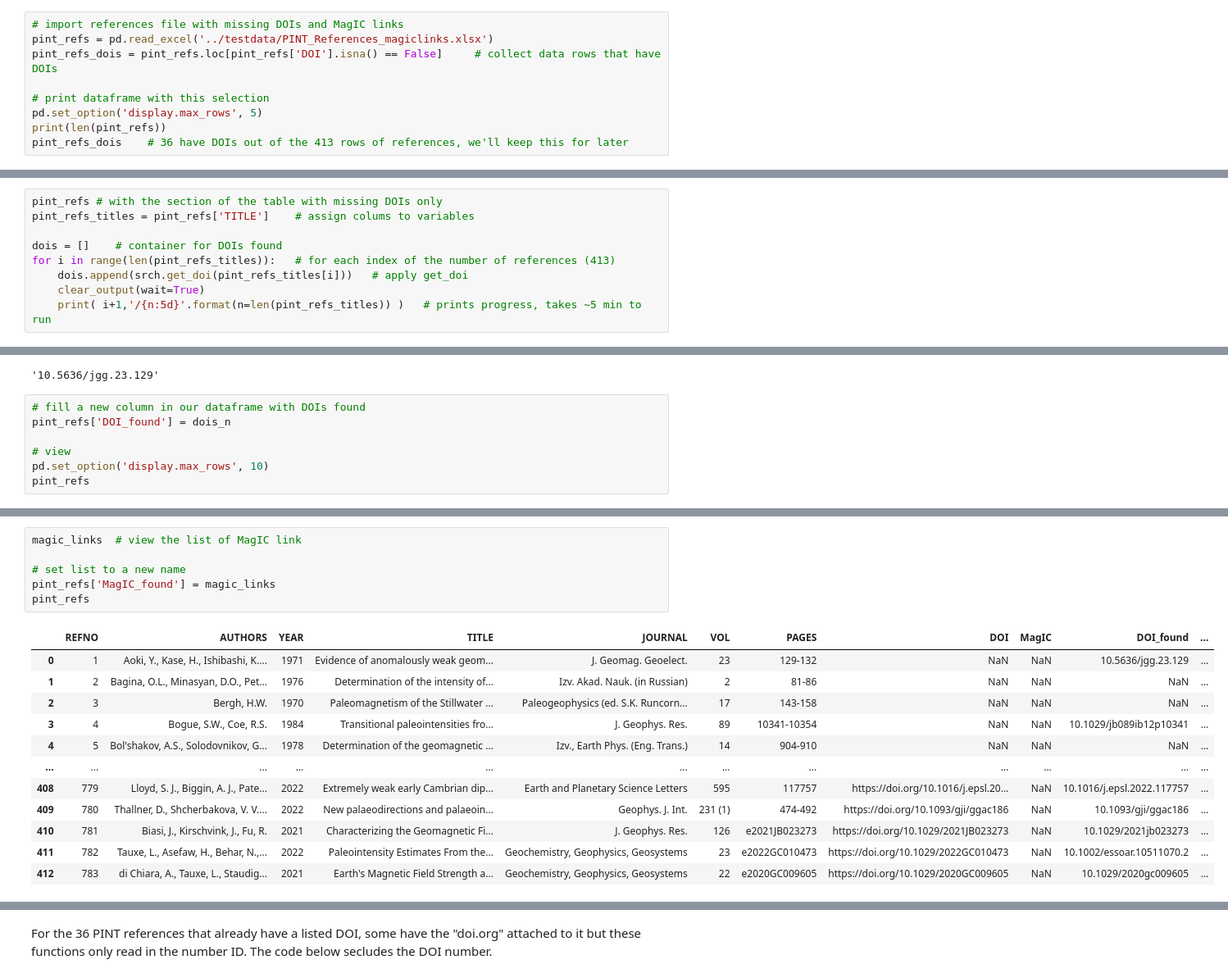
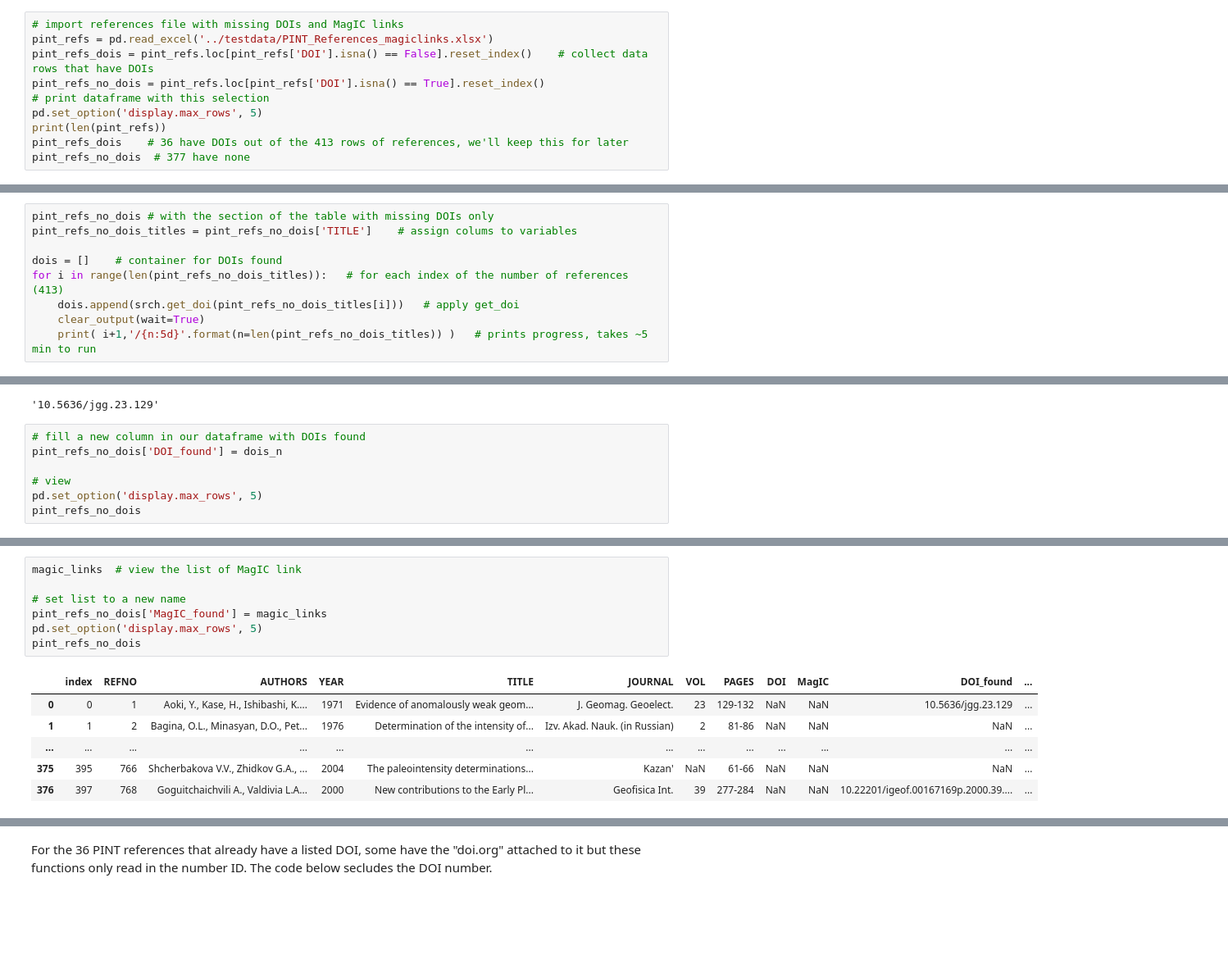
Before and after one commit to tcarrasc/DOI_MagIC_link_search, a Jupyter notebook: notebooks/how_to_search.ipynb, the cells around one changed output, grey strips where cells are left out. Shown: that part at 82% size. Saved outputs shown, nothing was run; the diff lists cells and outputs as text; blank space fills up the shorter version.

Commit message:
updated nb and this updated the output file

```diff
--- a/notebooks/how_to_search.ipynb
+++ b/notebooks/how_to_search.ipynb
@@ -84,11 +84,12 @@ Which is succesful.
 # %%
 # import references file with missing DOIs and MagIC links
 pint_refs = pd.read_excel('../testdata/PINT_References_magiclinks.xlsx')
-pint_refs_dois = pint_refs.loc[pint_refs['DOI'].isna() == False]     # collect data rows that have DOIs
-
+pint_refs_dois = pint_refs.loc[pint_refs['DOI'].isna() == False].reset_index()    # collect data rows that have DOIs
+pint_refs_no_dois = pint_refs.loc[pint_refs['DOI'].isna() == True].reset_index()
 # print dataframe with this selection
 pd.set_option('display.max_rows', 5)
 print(len(pint_refs))
 pint_refs_dois    # 36 have DOIs out of the 413 rows of references, we'll keep this for later
+pint_refs_no_dois  # 377 have none
 # %% [output]
 413
@@ -102,9 +102,0 @@ pint_refs_dois    # 36 have DOIs out of the 413 rows of references, we'll keep t
-# %%
-pint_refs # with the section of the table with missing DOIs only
-pint_refs_titles = pint_refs['TITLE']    # assign colums to variables
-
-dois = []    # container for DOIs found
-for i in range(len(pint_refs_titles)):   # for each index of the number of references (413)
-    dois.append(srch.get_doi(pint_refs_titles[i]))   # apply get_doi
-    clear_output(wait=True)
-    print( i+1,'/{n:5d}'.format(n=len(pint_refs_titles)) )   # prints progress, takes ~5 min to run
@@ -112,0 +103,9 @@ for i in range(len(pint_refs_titles)):   # for each index of the number of refer
+# %%
+pint_refs_no_dois # with the section of the table with missing DOIs only
+pint_refs_no_dois_titles = pint_refs_no_dois['TITLE']    # assign colums to variables
+
+dois = []    # container for DOIs found
+for i in range(len(pint_refs_no_dois_titles)):   # for each index of the number of references (413)
+    dois.append(srch.get_doi(pint_refs_no_dois_titles[i]))   # apply get_doi
+    clear_output(wait=True)
+    print( i+1,'/{n:5d}'.format(n=len(pint_refs_no_dois_titles)) )   # prints progress, takes ~5 min to run
@@ -119,9 +120,9 @@ dois_n[0]
 '10.5636/jgg.23.129'
 # %%
 # fill a new column in our dataframe with DOIs found
-pint_refs['DOI_found'] = dois_n
+pint_refs_no_dois['DOI_found'] = dois_n
 
 # view
-pd.set_option('display.max_rows', 10)
-pint_refs
+pd.set_option('display.max_rows', 5)
+pint_refs_no_dois
 # %% [output]
@@ -150,19 +145,14 @@ for i in range(len(dois_n)):
 # %%
 magic_links  # view the list of MagIC link
 
 # set list to a new name
-pint_refs['MagIC_found'] = magic_links
-pint_refs
+pint_refs_no_dois['MagIC_found'] = magic_links
+pd.set_option('display.max_rows', 5)
+pint_refs_no_dois
 # %% [output]
-|  | REFNO | AUTHORS | YEAR | TITLE | JOURNAL | VOL | PAGES | DOI | MagIC | DOI_found | ... |
-| 0 | 1 | Aoki, Y., Kase, H., Ishibashi, K.... | 1971 | Evidence of anomalously weak geom... | J. Geomag. Geoelect. | 23 | 129-132 | NaN | NaN | 10.5636/jgg.23.129 | ... |
-| 1 | 2 | Bagina, O.L., Minasyan, D.O., Pet... | 1976 | Determination of the intensity of... | Izv. Akad. Nauk. (in Russian) | 2 | 81-86 | NaN | NaN | NaN | ... |
-| 2 | 3 | Bergh, H.W. | 1970 | Paleomagnetism of the Stillwater ... | Paleogeophysics (ed. S.K. Runcorn... | 17 | 143-158 | NaN | NaN | NaN | ... |
-| 3 | 4 | Bogue, S.W., Coe, R.S. | 1984 | Transitional paleointensities fro... | J. Geophys. Res. | 89 | 10341-10354 | NaN | NaN | 10.1029/jb089ib12p10341 | ... |
-| 4 | 5 | Bol'shakov, A.S., Solodovnikov, G... | 1978 | Determination of the geomagnetic ... | Izv., Earth Phys. (Eng. Trans.) | 14 | 904-910 | NaN | NaN | NaN | ... |
-| ... | ... | ... | ... | ... | ... | ... | ... | ... | ... | ... | ... |
-| 408 | 779 | Lloyd, S. J., Biggin, A. J., Pate... | 2022 | Extremely weak early Cambrian dip... | Earth and Planetary Science Letters | 595 | 117757 | https://doi.org/10.1016/j.epsl.20... | NaN | 10.1016/j.epsl.2022.117757 | ... |
-| 409 | 780 | Thallner, D., Shcherbakova, V. V.... | 2022 | New palaeodirections and palaeoin... | Geophys. J. Int. | 231 (1) | 474-492 | https://doi.org/10.1093/gji/ggac186 | NaN | 10.1093/gji/ggac186 | ... |
-| 410 | 781 | Biasi, J., Kirschvink, J., Fu, R. | 2021 | Characterizing the Geomagnetic Fi... | J. Geophys. Res. | 126 | e2021JB023273 | https://doi.org/10.1029/2021JB023273 | NaN | 10.1029/2021jb023273 | ... |
-| 411 | 782 | Tauxe, L., Asefaw, H., Behar, N.,... | 2022 | Paleointensity Estimates From the... | Geochemistry, Geophysics, Geosystems | 23 | e2022GC010473 | https://doi.org/10.1029/2022GC010473 | NaN | 10.1002/essoar.10511070.2 | ... |
-| 412 | 783 | di Chiara, A., Tauxe, L., Staudig... | 2021 | Earth's Magnetic Field Strength a... | Geochemistry, Geophysics, Geosystems | 22 | e2020GC009605 | https://doi.org/10.1029/2020GC009605 | NaN | 10.1029/2020gc009605 | ... |
+|  | index | REFNO | AUTHORS | YEAR | TITLE | JOURNAL | VOL | PAGES | DOI | MagIC | DOI_found | ... |
+| 0 | 0 | 1 | Aoki, Y., Kase, H., Ishibashi, K.... | 1971 | Evidence of anomalously weak geom... | J. Geomag. Geoelect. | 23 | 129-132 | NaN | NaN | 10.5636/jgg.23.129 | ... |
+| 1 | 1 | 2 | Bagina, O.L., Minasyan, D.O., Pet... | 1976 | Determination of the intensity of... | Izv. Akad. Nauk. (in Russian) | 2 | 81-86 | NaN | NaN | NaN | ... |
+| ... | ... | ... | ... | ... | ... | ... | ... | ... | ... | ... | ... | ... |
+| 375 | 395 | 766 | Shcherbakova V.V., Zhidkov G.A., ... | 2004 | The paleointensity determinations... | Kazan' | NaN | 61-66 | NaN | NaN | NaN | ... |
+| 376 | 397 | 768 | Goguitchaichvili A., Valdivia L.A... | 2000 | New contributions to the Early Pl... | Geofisica Int. | 39 | 277-284 | NaN | NaN | 10.22201/igeof.00167169p.2000.39.... | ... |
```
Also changed, not shown: parts of 11 cells of this notebook, 1 other file.
